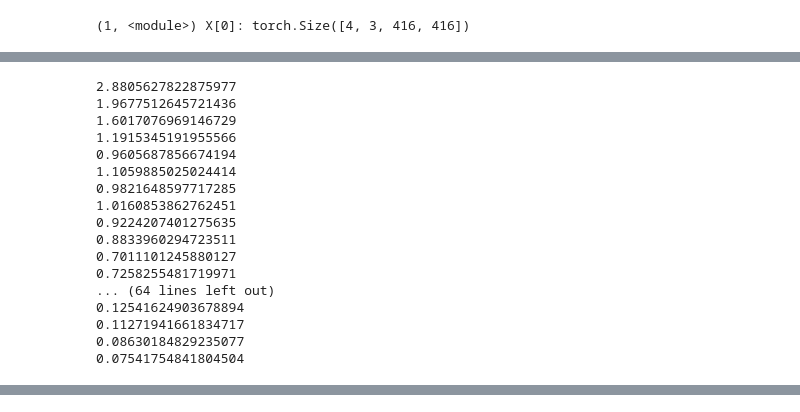
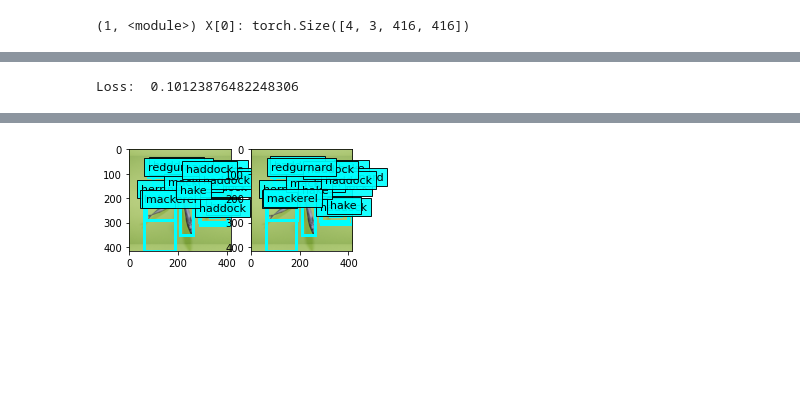
Before and after one commit to Napam/INF399-Master-DeepLearning, a Jupyter notebook: volume/DETR-BatchBoy.ipynb, the cells around one changed output, grey strips where cells are left out. Saved outputs shown, nothing was run; the diff lists cells and outputs as text; code cells hidden in the pictures; blank space fills up the shorter version.

Commit message:
A lot of plot stuff

```diff
--- a/volume/DETR-BatchBoy.ipynb
+++ b/volume/DETR-BatchBoy.ipynb
@@ -41,8 +47,6 @@ DATA_DIR = '/mnt/blendervol/leftright_left_data'
 TABLE = 'bboxes_std'
 BATCH_SIZE = 4
 # %%
-utils.reloader(detr)
-
 traingen = TorchStereoDataset(DATA_DIR, TABLE, shuffle=False, imgnrs=range(32,32+BATCH_SIZE))
 
 loader = torch.utils.data.DataLoader(
@@ -52,8 +56,7 @@ loader = torch.utils.data.DataLoader(
 )
 
 X, y = next(iter(loader))
-X = detr.img_handler(X, device)
-y = detr.label_handler(y, device)
+X, y = detr.preprocess(X, y, device)
 # %%
 debugs(X[0])
 # %% [output]
@@ -87,42 +68,37 @@ FishDETR(
 # %%
 @utils.interruptable
-def train(model, X, y, epochs: int=1):
+def train(model: nn.Module, X: detr.StereoImgs, y: detr.DETROutput, epochs: int=1):
     weight_dict = {'loss_ce': 1, 'loss_bbox': 1 , 'loss_giou': 1}
     losses = ['labels', 'boxes', 'cardinality']
     matcher = HungarianMatcher()
     criterion = SetCriterion(6, matcher, weight_dict, 0.5, losses).to(device)
     optimizer = torch.optim.AdamW(model.parameters(), lr=1e-4)
+    scheduler = torch.optim.lr_scheduler.StepLR(optimizer, step_size=150, gamma=0.5, verbose=False)
 
     model.train()
-    def bn_eval(x):
-        if isinstance(x, nn.BatchNorm2d):
-            x.eval()
     criterion.train()
 
     for epoch in range(1,epochs+1):
         output, loss = model.train_on_batch(X, y, criterion, optimizer)
+        scheduler.step()
         loss: torch.Tensor
         if not epoch % 10:
             print(loss.item())
     return output
 
-output = train(model, X, y, 800)
+
+def load_and_pred(model: nn.Module, X: detr.StereoImgs, y: detr.DETROutput):
+    model.load_state_dict(torch.load('batch_overfit.pth'))
+    weight_dict = {'loss_ce': 1, 'loss_bbox': 1 , 'loss_giou': 1}
+    losses = ['labels', 'boxes', 'cardinality']
+    matcher = HungarianMatcher()
+    criterion = SetCriterion(6, matcher, weight_dict, 0.5, losses).to(device)
+    output, loss = model.eval_on_batch(X, y, criterion, True)
+    print("Loss: ", loss.item())
+    return output
+
+# output = train(model, X, y, 200)
+output = load_and_pred(model, X, y)
 # %% [output]
-2.8805627822875977
-1.9677512645721436
-1.6017076969146729
-1.1915345191955566
-0.9605687856674194
-1.1059885025024414
-0.9821648597717285
-1.0160853862762451
-0.9224207401275635
-0.8833960294723511
-0.7011101245880127
-0.7258255481719971
-... (64 lines left out)
-0.12541624903678894
-0.11271941661834717
-0.08630184829235077
-0.07541754841804504
+Loss:  0.10123876482248306
 # %%
@@ -145,0 +106,9 @@ bobo(model, X, None)
+# %%
+num2name = eval(open(os.path.join(DATA_DIR,"metadata.txt"), 'r').read())
+# %%
+utils.reloader(detr)
+utils.reloader(utils)
+model = detr.FishDETR(freeze_encoder=False).to(device)
+output = load_and_pred(model, X, y)
+model.forward_and_plot(X, y, figsize=(4,8), classmap=num2name)
+# %% [output]
@@ -145,0 +117 @@ bobo(model, X, None)
+[figure, added]
```
Also changed, not shown: parts of 10 cells of this notebook, 5 other files.
